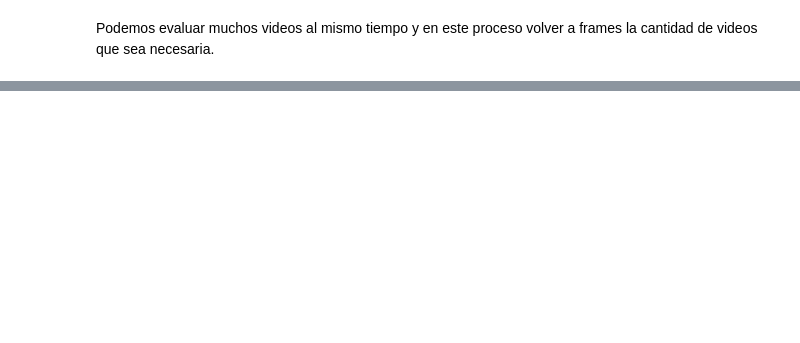
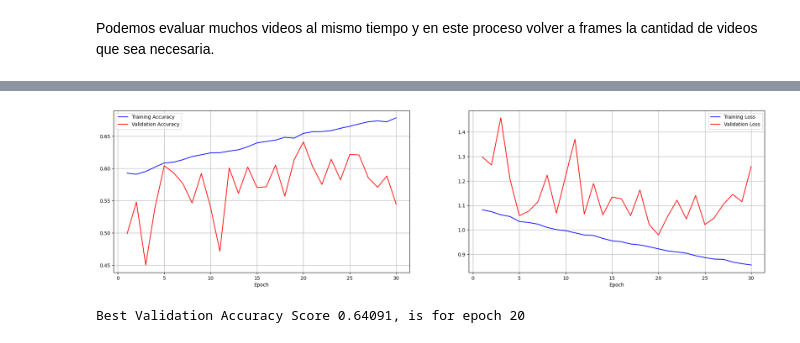
Before and after one commit to MaJu502/proyectoDL, a Jupyter notebook: proyectoDL.ipynb, the cells around one changed output, grey strips where cells are left out. Drawn from its saved outputs; the diff is of its cells as text; code cells hidden in the pictures; blank space fills up the shorter version.

```diff
--- a/proyectoDL.ipynb
+++ b/proyectoDL.ipynb
@@ -158,0 +334,41 @@ Proceso completo.
+# %%
+import matplotlib.pyplot as plt
+
+def plot_results(history):
+    acc = history.history['accuracy']
+    val_acc = history.history['val_accuracy']
+    loss = history.history['loss']
+    val_loss = history.history['val_loss']
+
+    epochs = range(1, len(acc) + 1)
+
+    plt.figure(figsize = (24, 6))
+    plt.subplot(1,2,1)
+    plt.plot(epochs, acc, 'b', label = 'Training Accuracy')
+    plt.plot(epochs, val_acc, 'r', label = 'Validation Accuracy')
+    plt.grid(True)
+    plt.legend()
+    plt.xlabel('Epoch')
+
+
+
+    plt.subplot(1,2,2)
+    plt.plot(epochs, loss, 'b', label = 'Training Loss')
+    plt.plot(epochs, val_loss, 'r', label = 'Validation Loss')
+    plt.grid(True)
+    plt.legend()
+    plt.xlabel('Epoch')
+    plt.show()
+
+def get_best_epcoh(history):
+    valid_acc = history.history['val_accuracy']
+    best_epoch = valid_acc.index(max(valid_acc)) + 1
+    best_acc =  max(valid_acc)
+    print('Best Validation Accuracy Score {:0.5f}, is for epoch {}'.format( best_acc, best_epoch))
+    return best_epoch
+# %%
+plot_results(history)
+best_epoch =get_best_epcoh(history)
+# %% [output]
+[figure, added]
+Best Validation Accuracy Score 0.64091, is for epoch 20
```
Also changed, not shown: parts of 17 cells of this notebook.
